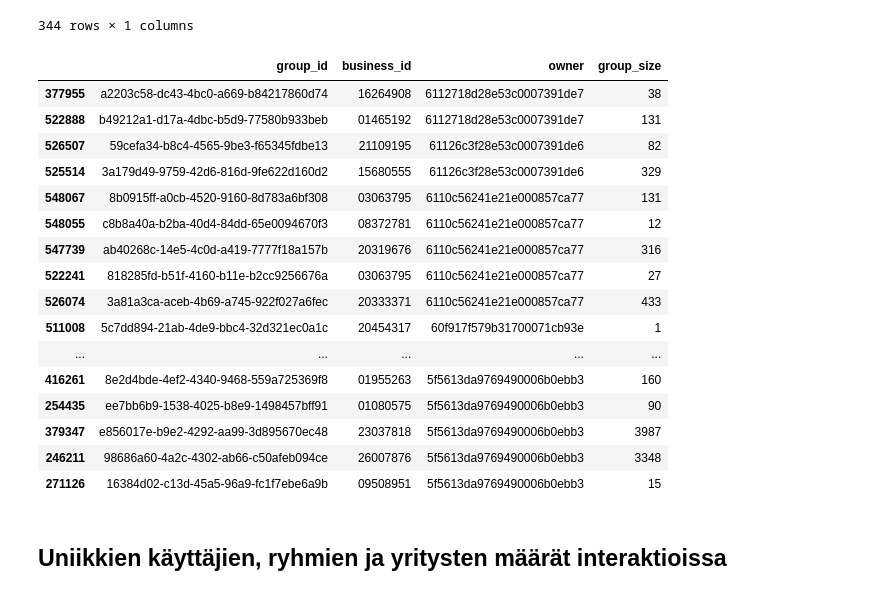
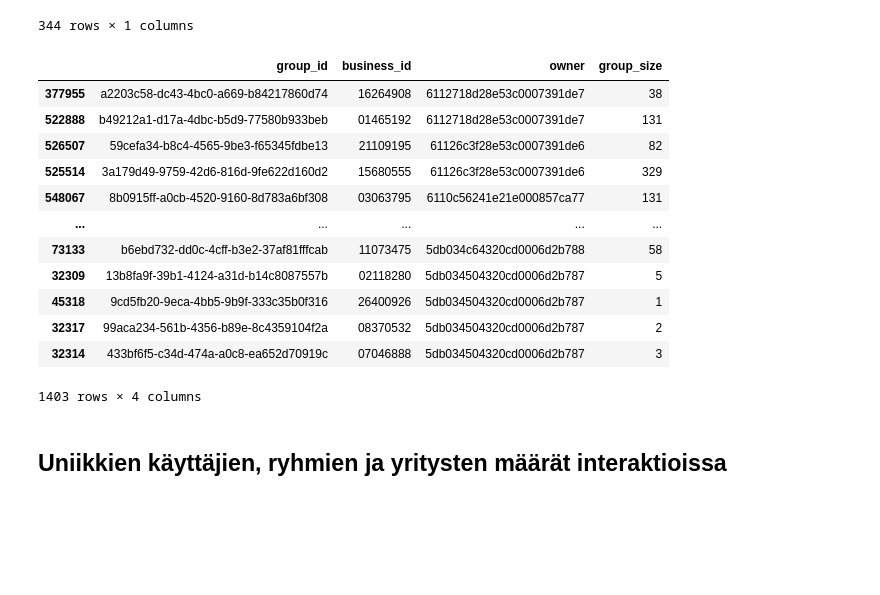
Before and after one commit to sakasute/masters-thesis-code, a Jupyter notebook: jupyter/code/data_exploration.ipynb, the cells around one changed output. Drawn from its saved outputs; the diff is of its cells as text; code cells hidden in the pictures; blank space fills up the shorter version.

```diff
--- a/jupyter/code/data_exploration.ipynb
+++ b/jupyter/code/data_exploration.ipynb
@@ -88,28 +88,23 @@ INTERACTION_COUNTS_BY_OWNER.sort_values('group_size', ascending=False)
 | 5ddd1557ffe5a900081b48b1 | 1 |
 344 rows × 1 columns
 # %%
-pd.set_option('display.max_rows', 10000)
 df = INTERACTIONS_WITH_GROUP_SIZES.drop_duplicates('group_id')
 
 df.sort_values(['owner'], ascending=False)
 # %% [output]
 |  | group_id | business_id | owner | group_size |
 | 377955 | a2203c58-dc43-4bc0-a669-b84217860d74 | 16264908 | 6112718d28e53c0007391de7 | 38 |
 | 522888 | b49212a1-d17a-4dbc-b5d9-77580b933beb | 01465192 | 6112718d28e53c0007391de7 | 131 |
 | 526507 | 59cefa34-b8c4-4565-9be3-f65345fdbe13 | 21109195 | 61126c3f28e53c0007391de6 | 82 |
 | 525514 | 3a179d49-9759-42d6-816d-9fe622d160d2 | 15680555 | 61126c3f28e53c0007391de6 | 329 |
 | 548067 | 8b0915ff-a0cb-4520-9160-8d783a6bf308 | 03063795 | 6110c56241e21e000857ca77 | 131 |
-| 548055 | c8b8a40a-b2ba-40d4-84dd-65e0094670f3 | 08372781 | 6110c56241e21e000857ca77 | 12 |
-| 547739 | ab40268c-14e5-4c0d-a419-7777f18a157b | 20319676 | 6110c56241e21e000857ca77 | 316 |
-| 522241 | 818285fd-b51f-4160-b11e-b2cc9256676a | 03063795 | 6110c56241e21e000857ca77 | 27 |
-| 526074 | 3a81a3ca-aceb-4b69-a745-922f027a6fec | 20333371 | 6110c56241e21e000857ca77 | 433 |
-| 511008 | 5c7dd894-21ab-4de9-bbc4-32d321ec0a1c | 20454317 | 60f917f579b31700071cb93e | 1 |
 | ... | ... | ... | ... | ... |
-| 416261 | 8e2d4bde-4ef2-4340-9468-559a725369f8 | 01955263 | 5f5613da9769490006b0ebb3 | 160 |
-| 254435 | ee7bb6b9-1538-4025-b8e9-1498457bff91 | 01080575 | 5f5613da9769490006b0ebb3 | 90 |
-| 379347 | e856017e-b9e2-4292-aa99-3d895670ec48 | 23037818 | 5f5613da9769490006b0ebb3 | 3987 |
-| 246211 | 98686a60-4a2c-4302-ab66-c50afeb094ce | 26007876 | 5f5613da9769490006b0ebb3 | 3348 |
-| 271126 | 16384d02-c13d-45a5-96a9-fc1f7ebe6a9b | 09508951 | 5f5613da9769490006b0ebb3 | 15 |
+| 73133 | b6ebd732-dd0c-4cff-b3e2-37af81fffcab | 11073475 | 5db034c64320cd0006d2b788 | 58 |
+| 32309 | 13b8fa9f-39b1-4124-a31d-b14c8087557b | 02118280 | 5db034504320cd0006d2b787 | 5 |
+| 45318 | 9cd5fb20-9eca-4bb5-9b9f-333c35b0f316 | 26400926 | 5db034504320cd0006d2b787 | 1 |
+| 32317 | 99aca234-561b-4356-b89e-8c4359104f2a | 08370532 | 5db034504320cd0006d2b787 | 2 |
+| 32314 | 433bf6f5-c34d-474a-a0c8-ea652d70919c | 07046888 | 5db034504320cd0006d2b787 | 3 |
+1403 rows × 4 columns
 # %% [markdown]
 ## Uniikkien käyttäjien, ryhmien ja yritysten määrät interaktioissa
 # %%
```
Also changed, not shown: parts of 2 cells of this notebook, 1 other file.
